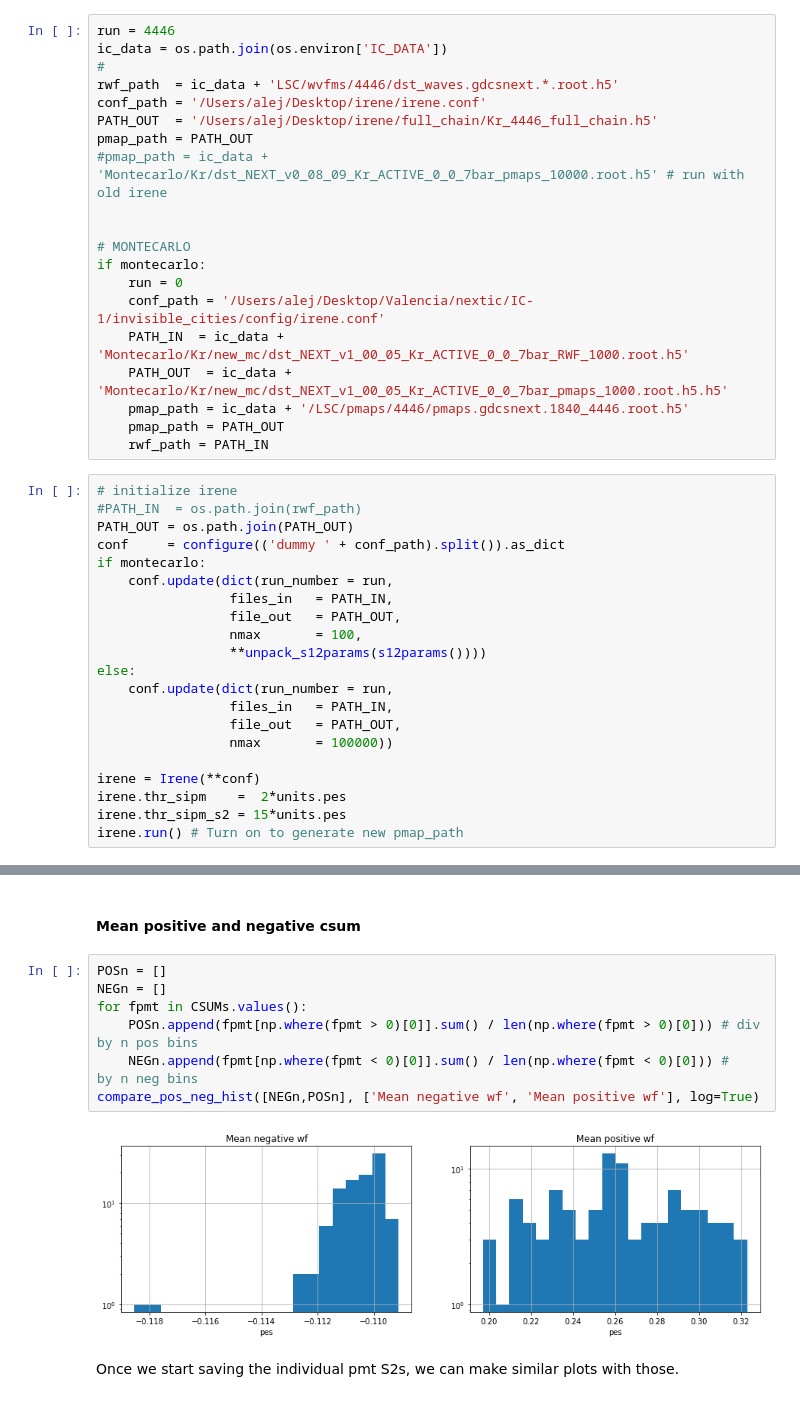
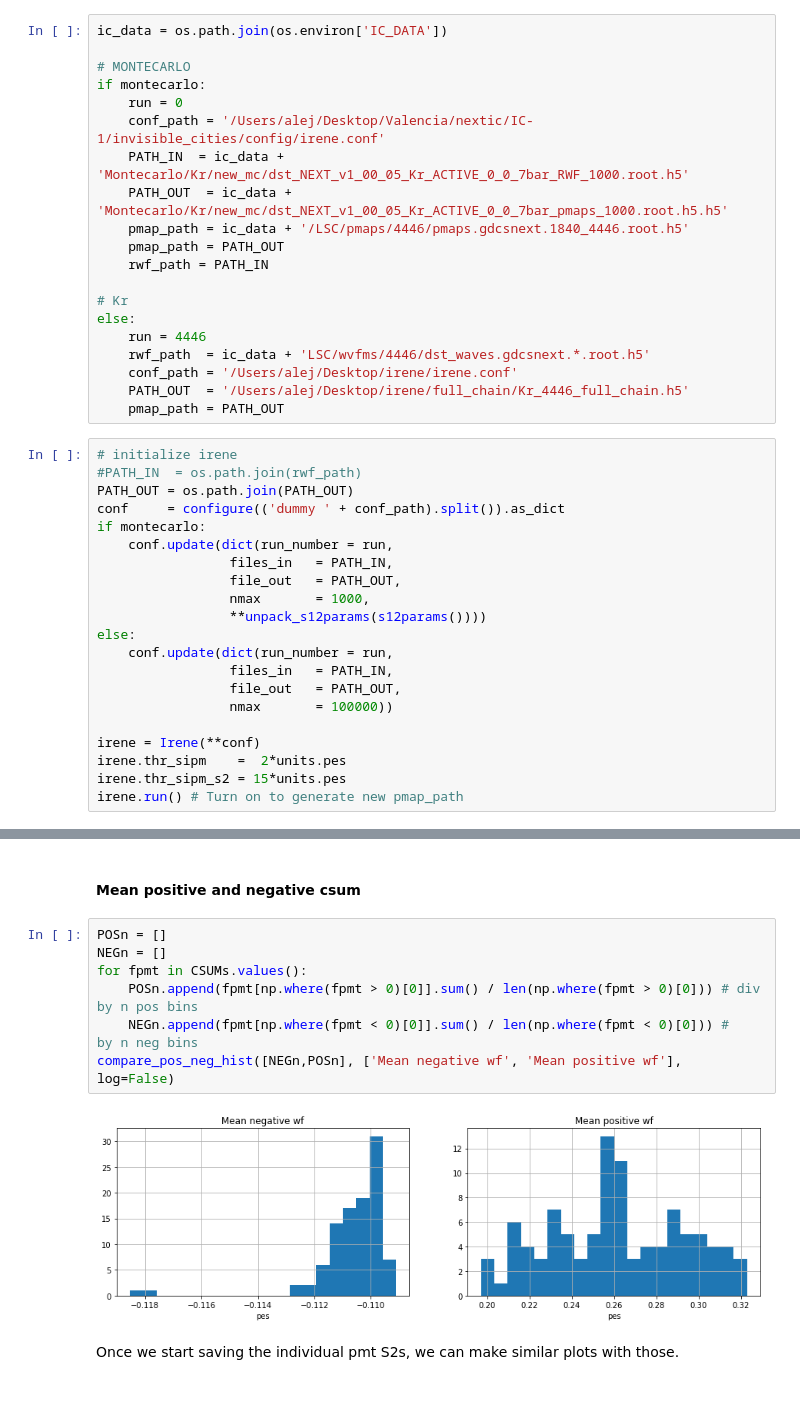
Before and after one commit to abotas/ICARO, a Jupyter notebook: icaro/marco_polo/irene-mp.ipynb, the cells around one changed output, grey strips where cells are left out. Saved outputs shown, nothing was run; the diff lists cells and outputs as text.

```diff
--- a/icaro/marco_polo/irene-mp.ipynb
+++ b/icaro/marco_polo/irene-mp.ipynb
@@ -23,15 +23,7 @@ import icaro.marco_polo.monitor_functions as mf
 
 montecarlo = True
 # %%
-run = 4446
 ic_data = os.path.join(os.environ['IC_DATA'])
-#
-rwf_path  = ic_data + 'LSC/wvfms/4446/dst_waves.gdcsnext.*.root.h5'
-conf_path = '/Users/alej/Desktop/irene/irene.conf'
-PATH_OUT  = '/Users/alej/Desktop/irene/full_chain/Kr_4446_full_chain.h5'
-pmap_path = PATH_OUT
-#pmap_path = ic_data + 'Montecarlo/Kr/dst_NEXT_v0_08_09_Kr_ACTIVE_0_0_7bar_pmaps_10000.root.h5' # run with old irene
-
 
 # MONTECARLO
 if montecarlo:
@@ -42,6 +34,14 @@ if montecarlo:
     pmap_path = ic_data + '/LSC/pmaps/4446/pmaps.gdcsnext.1840_4446.root.h5'
     pmap_path = PATH_OUT
     rwf_path = PATH_IN
+
+# Kr
+else:
+    run = 4446
+    rwf_path  = ic_data + 'LSC/wvfms/4446/dst_waves.gdcsnext.*.root.h5'
+    conf_path = '/Users/alej/Desktop/irene/irene.conf'
+    PATH_OUT  = '/Users/alej/Desktop/irene/full_chain/Kr_4446_full_chain.h5'
+    pmap_path = PATH_OUT
 # %%
 # initialize irene
 #PATH_IN  = os.path.join(rwf_path)
@@ -51,7 +51,7 @@ if montecarlo:
     conf.update(dict(run_number = run,
                  files_in   = PATH_IN,
                  file_out   = PATH_OUT,
-                 nmax       = 100,
+                 nmax       = 1000,
                  **unpack_s12params(s12params())))
 else:
     conf.update(dict(run_number = run,
@@ -236,12 +232,12 @@ compare_pos_neg_hist([NEG,POS], ['Cumululative negative wf', 'Cumulative positiv
 # %%
 POSn = []
 NEGn = []
 for fpmt in CSUMs.values():
     POSn.append(fpmt[np.where(fpmt > 0)[0]].sum() / len(np.where(fpmt > 0)[0])) # div by n pos bins
     NEGn.append(fpmt[np.where(fpmt < 0)[0]].sum() / len(np.where(fpmt < 0)[0])) #     by n neg bins
-compare_pos_neg_hist([NEGn,POSn], ['Mean negative wf', 'Mean positive wf'], log=True)
+compare_pos_neg_hist([NEGn,POSn], ['Mean negative wf', 'Mean positive wf'], log=False)
 # %% [output]
-[figure, old version]
+[figure, new version]
 # %% [markdown]
 Once we start saving the individual pmt S2s, we can make similar plots with those.
 # %% [markdown]
```
Also changed, not shown: parts of 8 cells of this notebook, 1 other file.
